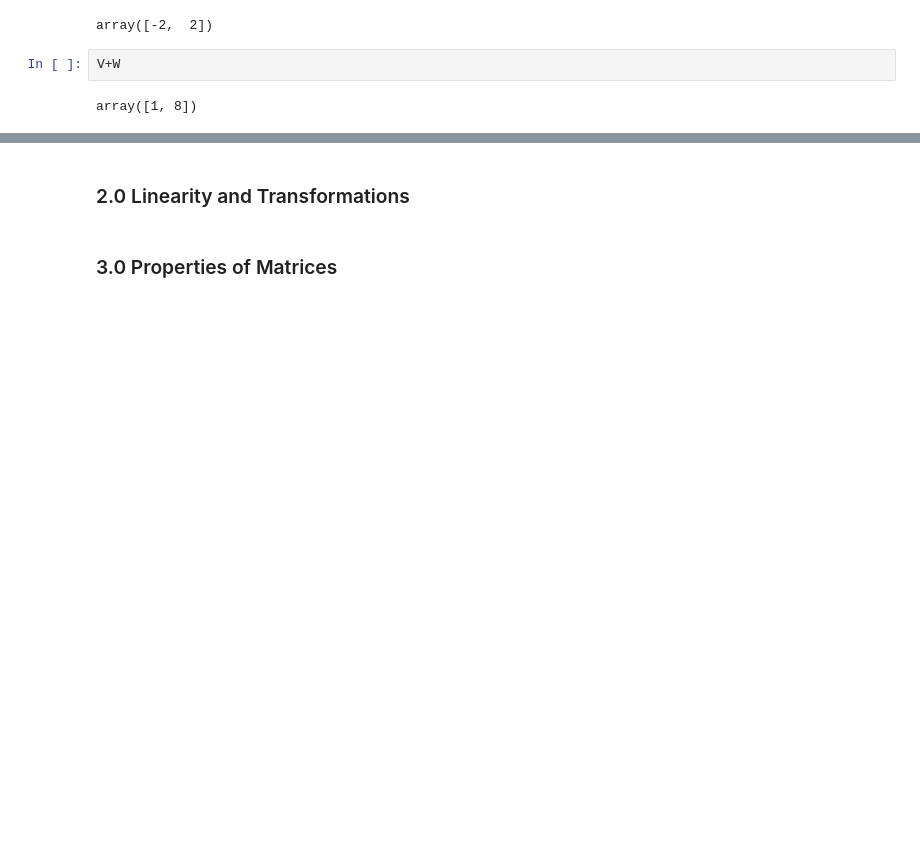
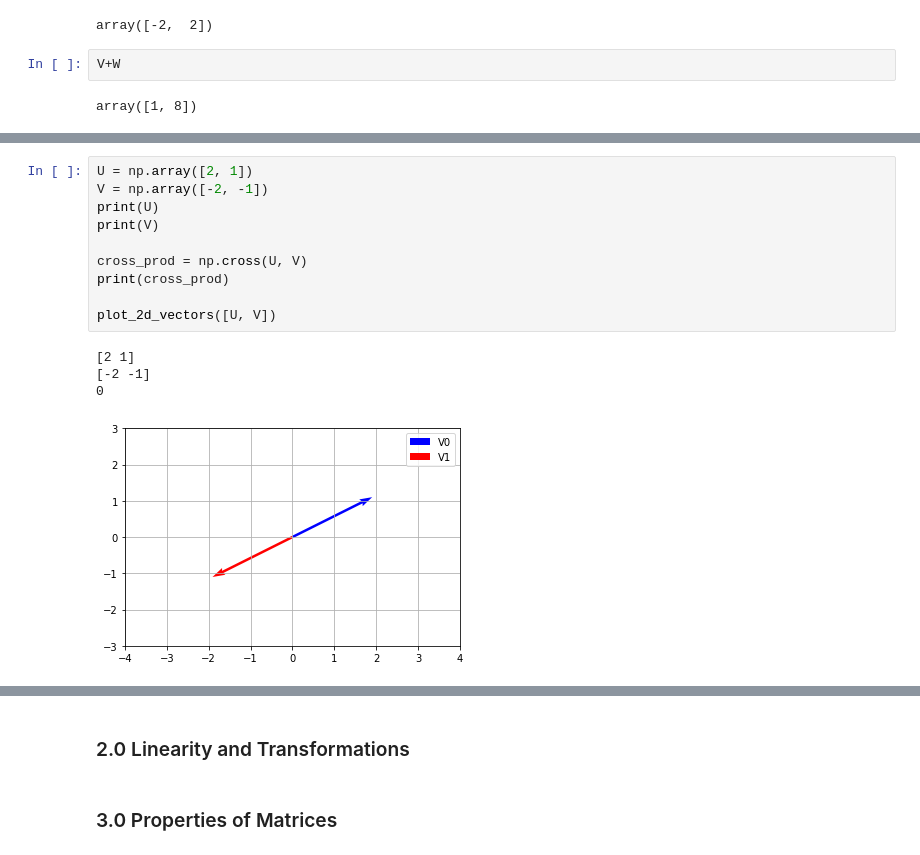
Before and after one commit to fuzzy-tribble/data_science_foundations, a Jupyter notebook: linear_algebra_foundations.ipynb, the cells around one changed output, grey strips where cells are left out. Saved outputs shown, nothing was run; the diff lists cells and outputs as text; blank space fills up the shorter version.

```diff
--- a/linear_algebra_foundations.ipynb
+++ b/linear_algebra_foundations.ipynb
@@ -1589,0 +1749,15 @@ array([1, 8])
+# %%
+U = np.array([2, 1])
+V = np.array([-2, -1])
+print(U)
+print(V)
+
+cross_prod = np.cross(U, V)
+print(cross_prod)
+
+plot_2d_vectors([U, V])
+# %% [output]
+[2 1]
+[-2 -1]
+0
+[figure, added]
```
Also changed, not shown: parts of 242 cells of this notebook.
